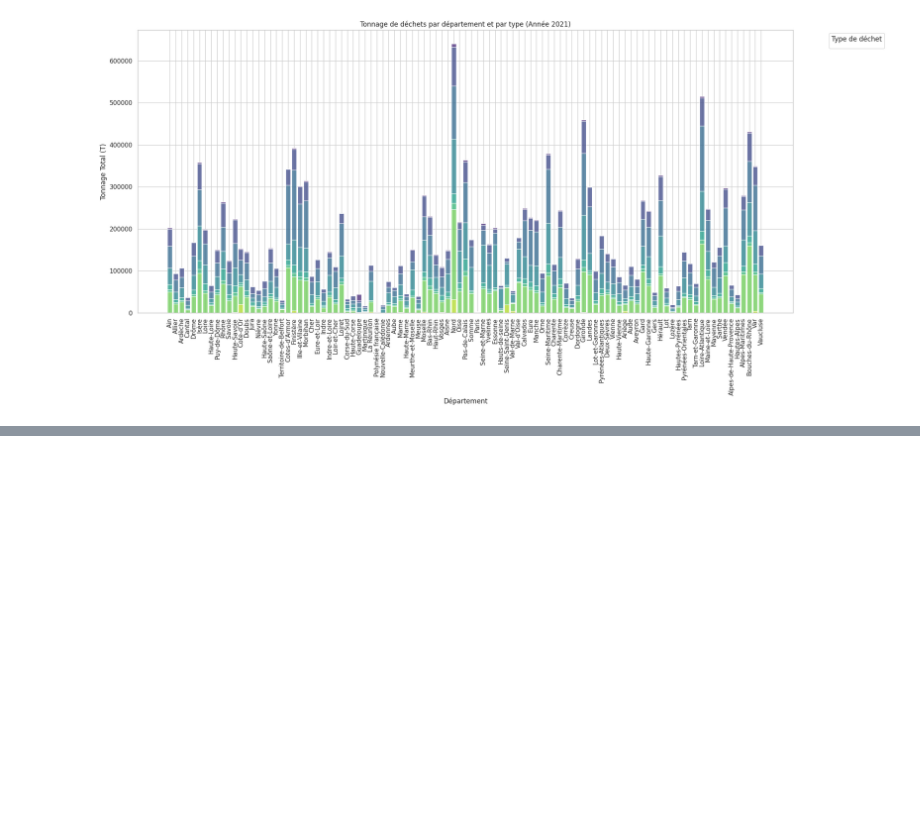
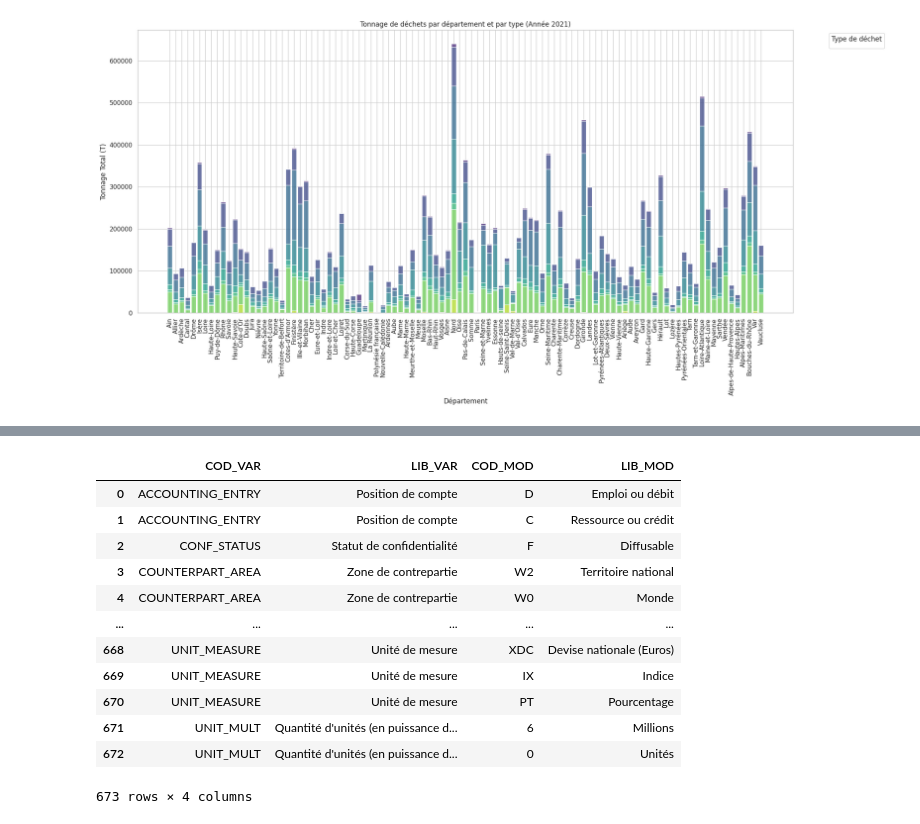
Before and after one commit to Intellix7/Challenge_final, a Jupyter notebook: test_projet1.ipynb, the cells around one changed output, grey strips where cells are left out. Drawn from its saved outputs; the diff is of its cells as text; code cells hidden in the pictures; blank space fills up the shorter version.

```diff
--- a/test_projet1.ipynb
+++ b/test_projet1.ipynb
@@ -98,0 +118,20 @@ plt.savefig('stacked_waste_tonnage.png')
+# %%
+df_conso_metadata = pd.read_csv("datasets/CONSO_MENAGES_PRODUITS_CSV_FR/DD_CNA_CONSO_MENAGES_PRODUITS_metadata.csv",
+                                sep=";",
+                                encoding="utf-8",
+                                engine="python")
+df_conso_metadata
+# %% [output]
+|  | COD_VAR | LIB_VAR | COD_MOD | LIB_MOD |
+| 0 | ACCOUNTING_ENTRY | Position de compte | D | Emploi ou débit |
+| 1 | ACCOUNTING_ENTRY | Position de compte | C | Ressource ou crédit |
+| 2 | CONF_STATUS | Statut de confidentialité | F | Diffusable |
+| 3 | COUNTERPART_AREA | Zone de contrepartie | W2 | Territoire national |
+| 4 | COUNTERPART_AREA | Zone de contrepartie | W0 | Monde |
+| ... | ... | ... | ... | ... |
+| 668 | UNIT_MEASURE | Unité de mesure | XDC | Devise nationale (Euros) |
+| 669 | UNIT_MEASURE | Unité de mesure | IX | Indice |
+| 670 | UNIT_MEASURE | Unité de mesure | PT | Pourcentage |
+| 671 | UNIT_MULT | Quantité d'unités (en puissance d... | 6 | Millions |
+| 672 | UNIT_MULT | Quantité d'unités (en puissance d... | 0 | Unités |
+673 rows × 4 columns
```
Also changed, not shown: parts of 2 cells of this notebook, 2 other files.
